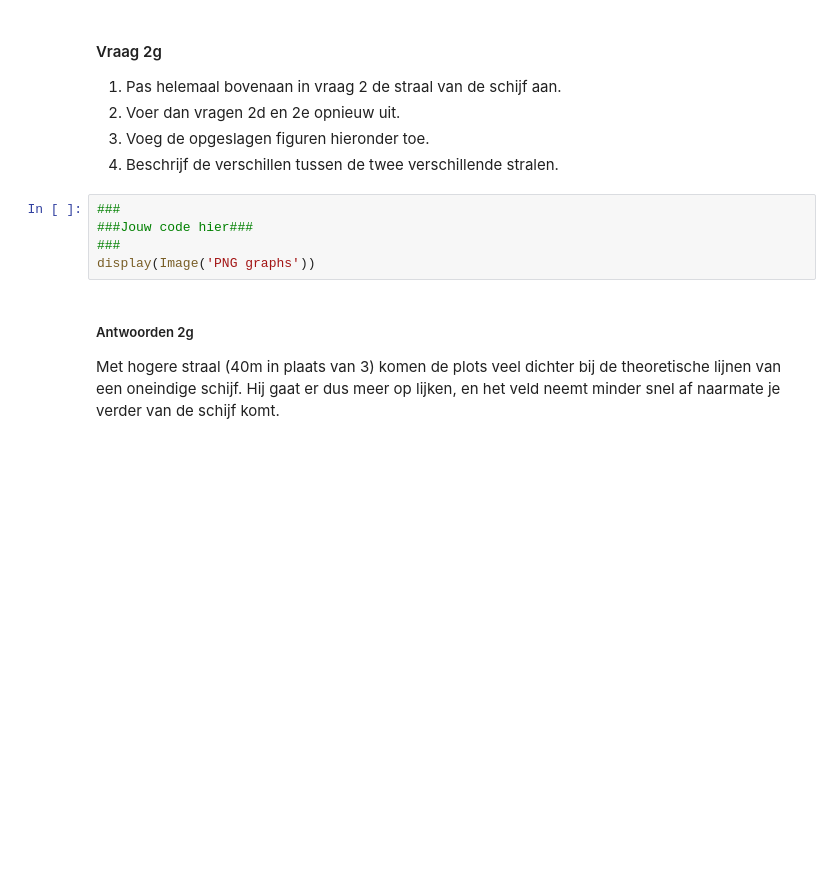
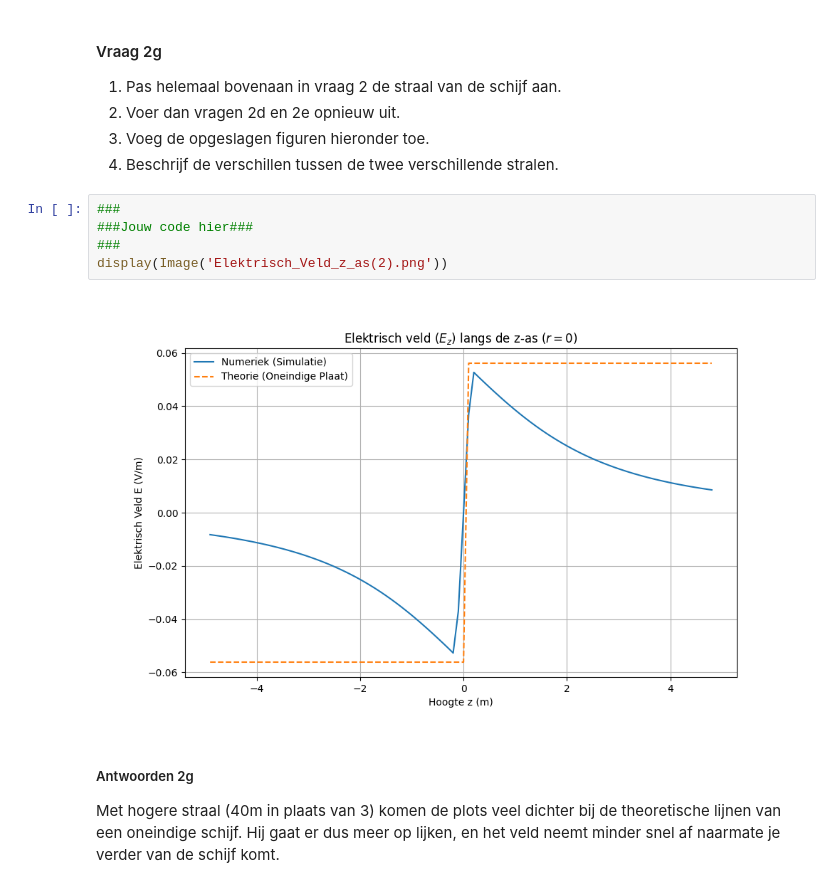
Before and after one commit to BobVill/opdrachten-DEF-D, a Jupyter notebook: DigitaleOntwerpopdrachten/1CondensatorOpdracht/CondensatorOntwerpopdracht.ipynb, the cells around one changed output. Cells and saved outputs as stored; diff of their text form; blank space fills up the shorter version.

```diff
--- a/DigitaleOntwerpopdrachten/1CondensatorOpdracht/CondensatorOntwerpopdracht.ipynb
+++ b/DigitaleOntwerpopdrachten/1CondensatorOpdracht/CondensatorOntwerpopdracht.ipynb
@@ -310,8 +332,10 @@ plt.show()
 # %%
 ###
 ###Jouw code hier###
 ###
-display(Image('PNG graphs'))
+display(Image('Elektrisch_Veld_z_as(2).png'))
+# %% [output]
+[figure, added]
 # %% [markdown]
 ##### Antwoorden 2g
 
```
Also changed, not shown: parts of 16 cells of this notebook.
